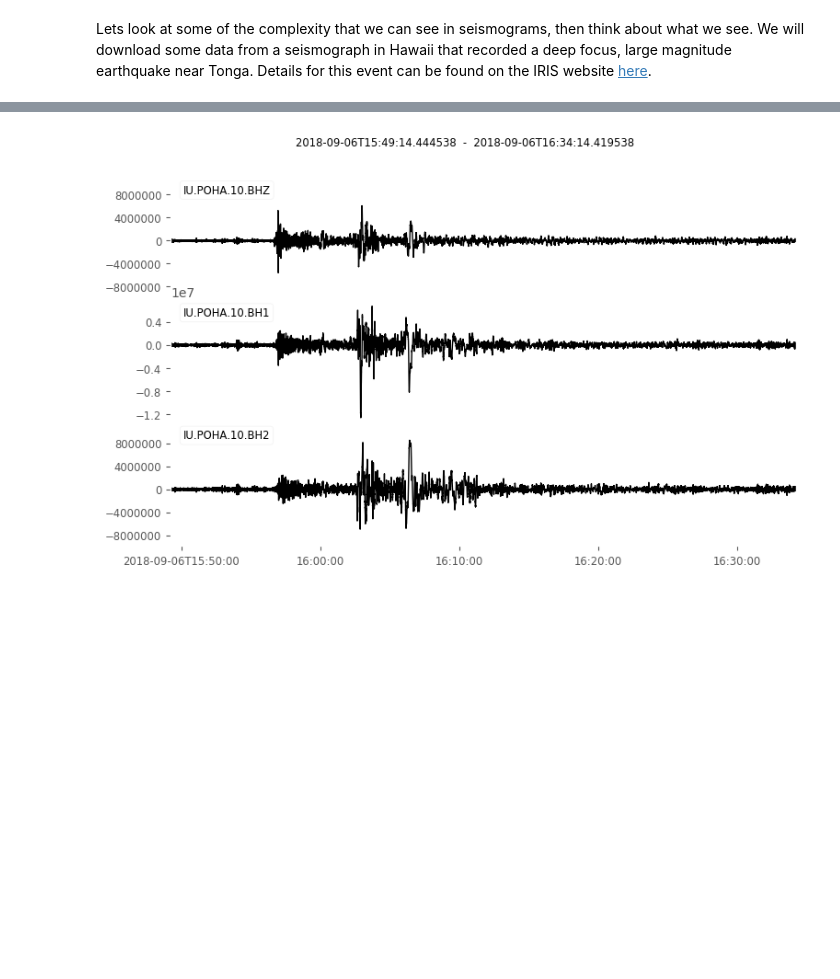
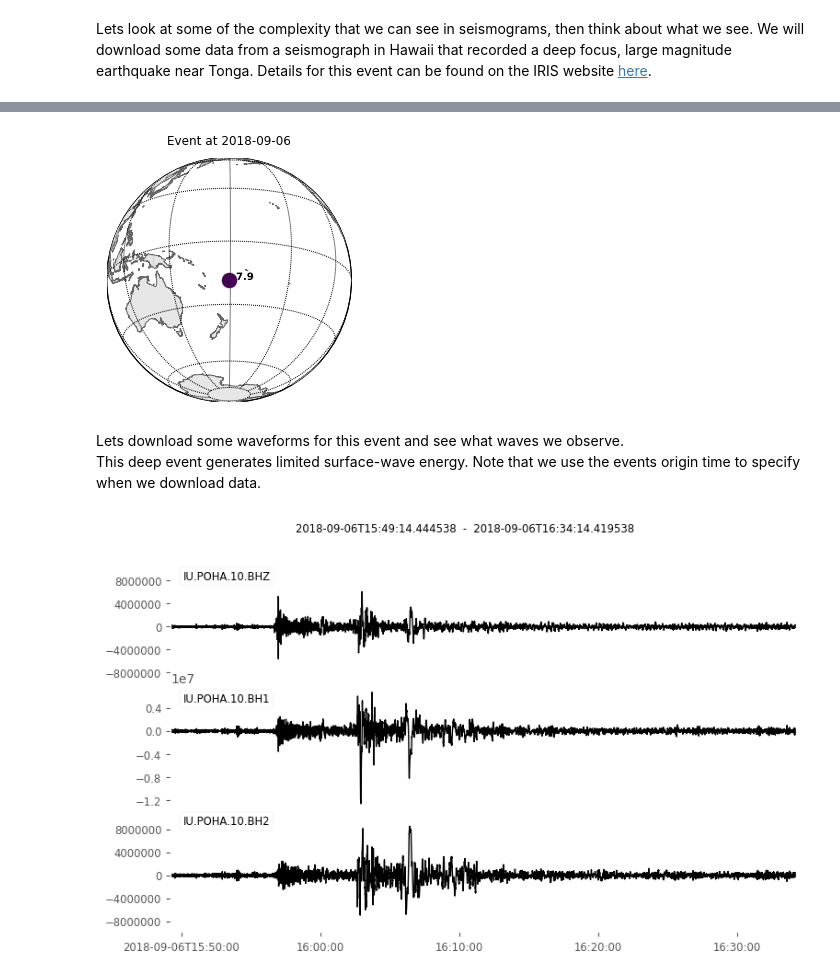
Before and after one commit to calum-chamberlain/GPHS445_notebooks, a Jupyter notebook: 2_Seismic_waves/1_Seismic_Waves.ipynb, the cells around one changed output, grey strips where cells are left out. Cells and saved outputs as stored; diff of their text form; code cells hidden in the pictures; blank space fills up the shorter version.

```diff
--- a/2_Seismic_waves/1_Seismic_Waves.ipynb
+++ b/2_Seismic_waves/1_Seismic_Waves.ipynb
@@ -24,5 +33,5 @@ event_id = "10944928"
 
 client = Client("IRIS")
 catalog = client.get_events(eventid=event_id)
-print(catalog)
+fig = catalog.plot(projection="ortho")
 # %% [output]
@@ -31,3 +38,8 @@ print(catalog)
+[figure, added]
+# %% [markdown]
+Lets download some waveforms for this event and see what waves we observe.
+This deep event generates limited surface-wave energy. Note that we use the events
+origin time to specify when we download data.
 # %%
 event = catalog[0]
 st = client.get_waveforms(
```
Also changed, not shown: parts of 20 cells of this notebook, 5 other files.
